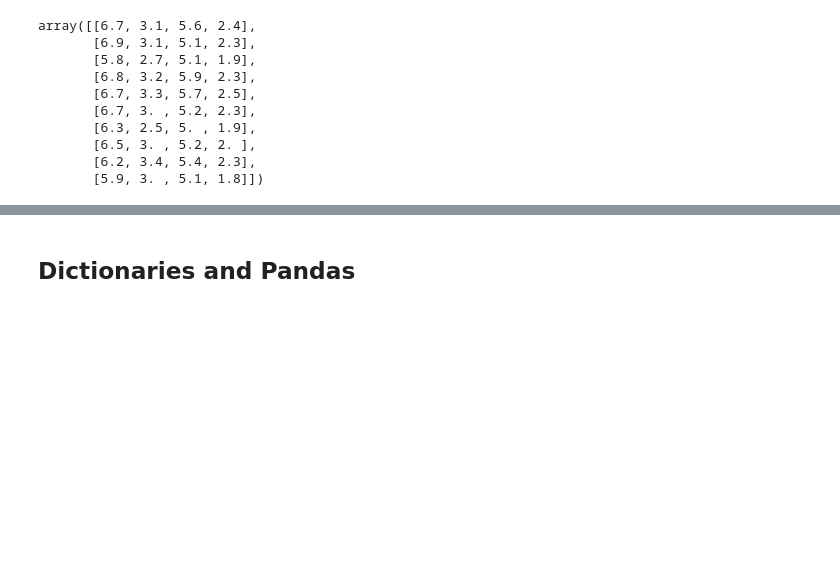
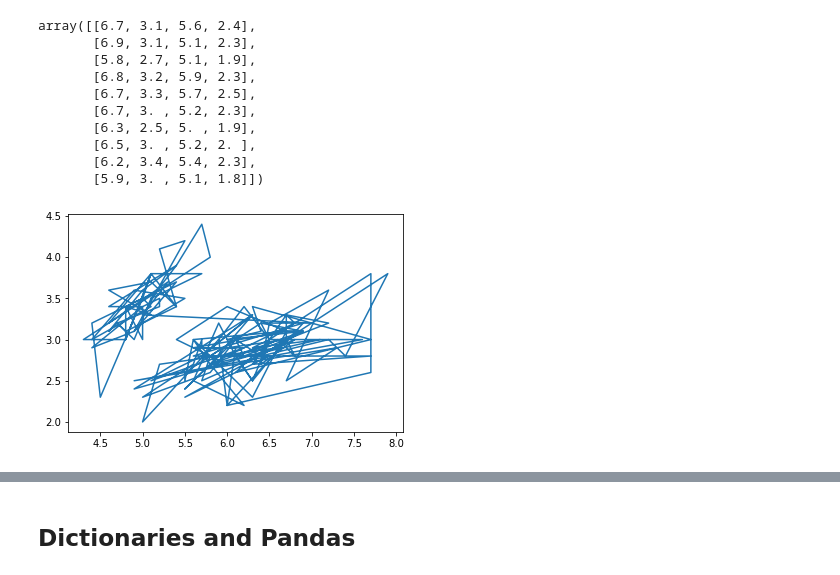
Before and after one commit to felixm3/coursework-workshops-bootcamps-lectures-etc, a Jupyter notebook: dcamp/P/220507_Intermediate Python.ipynb, the cells around one changed output, grey strips where cells are left out. Saved outputs shown, nothing was run; the diff lists cells and outputs as text; code cells hidden in the pictures; blank space fills up the shorter version.

```diff
--- a/dcamp/P/220507_Intermediate Python.ipynb
+++ b/dcamp/P/220507_Intermediate Python.ipynb
@@ -105,0 +90,12 @@ array([[6.7, 3.1, 5.6, 2.4],
+# %%
+# line plot of iris data doesn't make sense
+
+import matplotlib.pyplot as plt
+from sklearn import datasets
+
+iris_data = datasets.load_iris().data
+
+plt.plot(iris_data[:, 0], iris_data[:, 1])
+plt.show()
+# %% [output]
+[figure, added]
```
Also changed, not shown: parts of 10 cells of this notebook.
